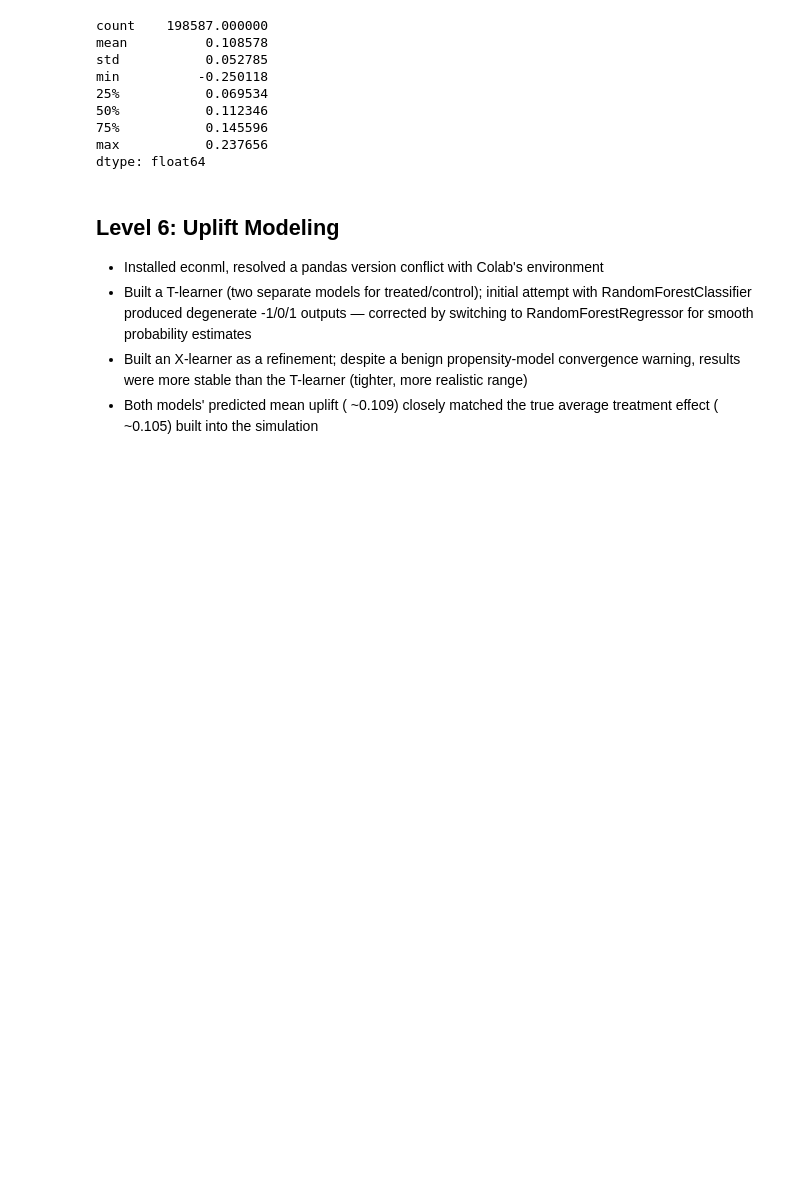
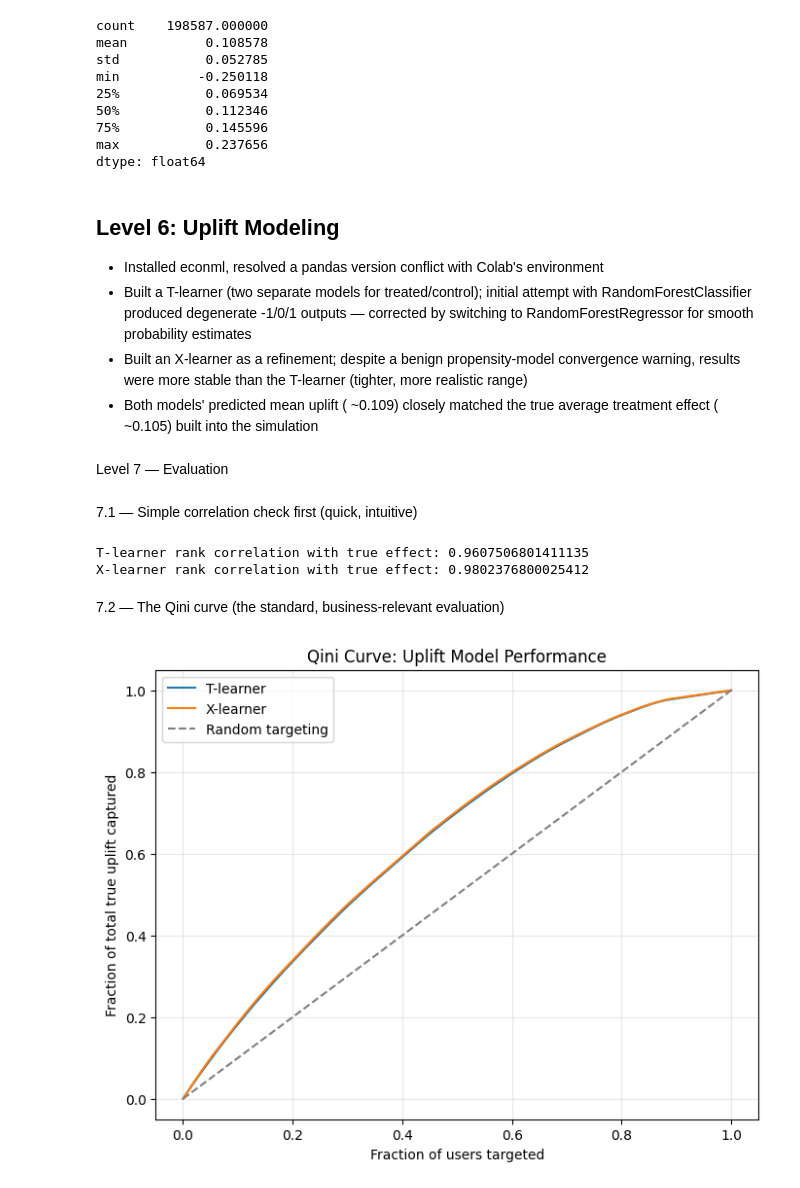
Before and after one commit to shreyraveshia/ott-causal-uplift-modeling, a Jupyter notebook: notebooks/uplift_modeling_project.ipynb, the cells around one changed output. Drawn from its saved outputs; the diff is of its cells as text; code cells hidden in the pictures; blank space fills up the shorter version.

Commit message:
Level 7: Qini curve evaluation and business interpretation

```diff
--- a/notebooks/uplift_modeling_project.ipynb
+++ b/notebooks/uplift_modeling_project.ipynb
@@ -944,3 +944,50 @@ x_learner = XLearner(
   warning, results were more stable than the T-learner (tighter, more realistic range)
 - Both models' predicted mean uplift ( ~0.109) closely matched the true average
   treatment effect ( ~0.105) built into the simulation
+# %% [markdown]
+Level 7 — Evaluation
+# %% [markdown]
+7.1 — Simple correlation check first (quick, intuitive)
+# %%
+from scipy.stats import spearmanr
+
+corr_t, _ = spearmanr(estimated_uplift_tlearner, true_effect_test)
+corr_x, _ = spearmanr(estimated_uplift_xlearner, true_effect_test)
+
+print("T-learner rank correlation with true effect:", corr_t)
+print("X-learner rank correlation with true effect:", corr_x)
+# %% [output]
+T-learner rank correlation with true effect: 0.9607506801411135
+X-learner rank correlation with true effect: 0.9802376800025412
+# %% [markdown]
+7.2 — The Qini curve (the standard, business-relevant evaluation)
+# %%
+import matplotlib.pyplot as plt
+
+def qini_curve(uplift_scores, true_effects, label):
+    # Sort users by PREDICTED uplift, descending
+    order = np.argsort(-uplift_scores)
+    sorted_true_effects = np.array(true_effects)[order]
+
+    # Cumulative sum of true effect as we target more and more users (by predicted rank)
+    cumulative_gain = np.cumsum(sorted_true_effects)
+
+    # Normalize: x-axis = fraction of population targeted, y-axis = fraction of total possible gain captured
+    fraction_targeted = np.arange(1, len(cumulative_gain) + 1) / len(cumulative_gain)
+    normalized_gain = cumulative_gain / cumulative_gain[-1]
+
+    plt.plot(fraction_targeted, normalized_gain, label=label)
+
+plt.figure(figsize=(8, 6))
+qini_curve(estimated_uplift_tlearner, true_effect_test, "T-learner")
+qini_curve(estimated_uplift_xlearner, true_effect_test, "X-learner")
+plt.plot([0, 1], [0, 1], linestyle='--', color='gray', label='Random targeting')
+plt.xlabel("Fraction of users targeted")
+plt.ylabel("Fraction of total true uplift captured")
+plt.title("Qini Curve: Uplift Model Performance")
+plt.legend()
+plt.grid(alpha=0.3)
+plt.savefig('qini_curve.png', dpi=150, bbox_inches='tight')
+plt.show()
+# %% [output]
+[figure, added]
```
Also changed, not shown: parts of 1 cell of this notebook.
